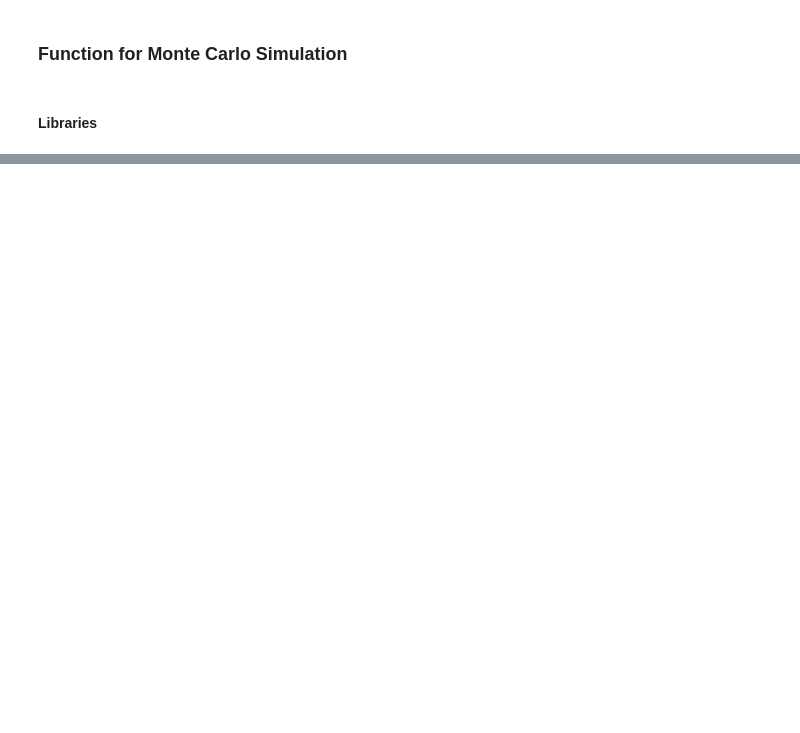
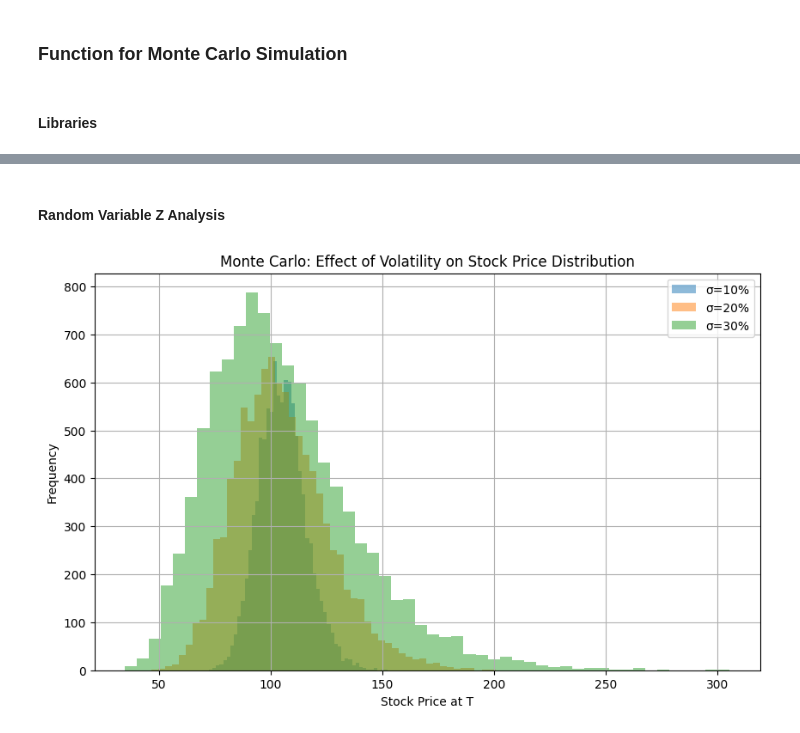
Before and after one commit to aykahsay/MTH3010-Individual-Assignment, a Jupyter notebook: Monte Carlo Simulation.ipynb, the cells around one changed output, grey strips where cells are left out. Saved outputs shown, nothing was run; the diff lists cells and outputs as text; code cells hidden in the pictures; blank space fills up the shorter version.

```diff
--- a/Monte Carlo Simulation.ipynb
+++ b/Monte Carlo Simulation.ipynb
@@ -66,0 +133,18 @@ Monte Carlo Simulation with Separated Functions
+# %% [markdown]
+#### **Random Variable Z Analysis**
+# %%
+vols = [0.10, 0.20, 0.30]
+plt.figure(figsize=(10,6))
+
+for sigma in vols:
+    ST = S0 * np.exp((r - 0.5 * sigma**2) * T + sigma * np.sqrt(T) * np.random.standard_normal(N))
+    plt.hist(ST, bins=50, alpha=0.5, label=f'σ={sigma*100:.0f}%')
+
+plt.title("Monte Carlo: Effect of Volatility on Stock Price Distribution")
+plt.xlabel("Stock Price at T")
+plt.ylabel("Frequency")
+plt.legend()
+plt.grid(True)
+plt.show()
+# %% [output]
+[figure, added]
```
Also changed, not shown: parts of 16 cells of this notebook, 2 other files.
